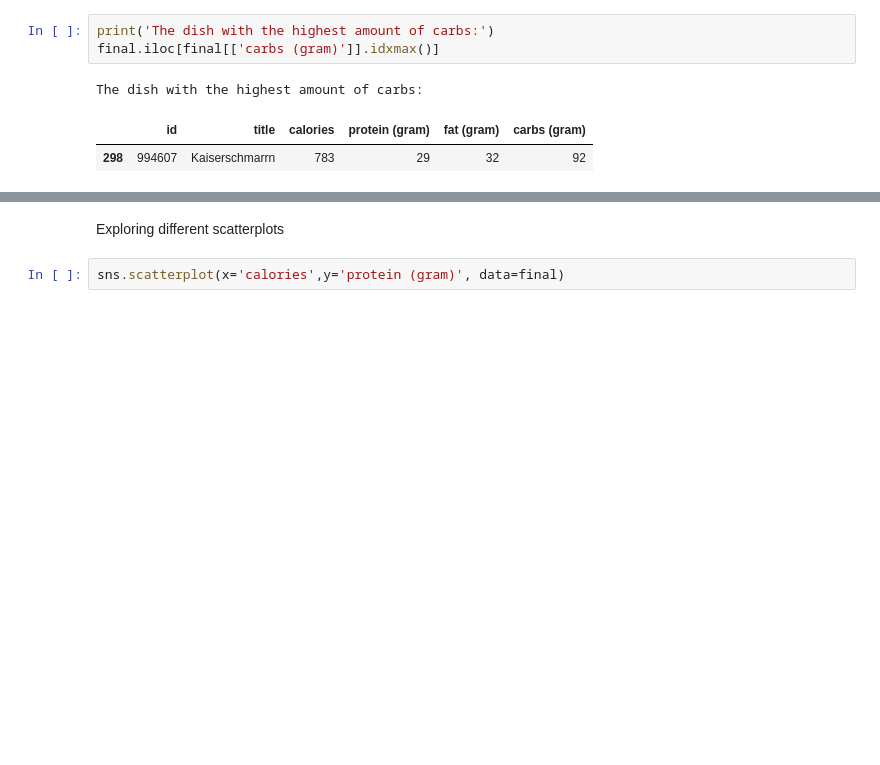
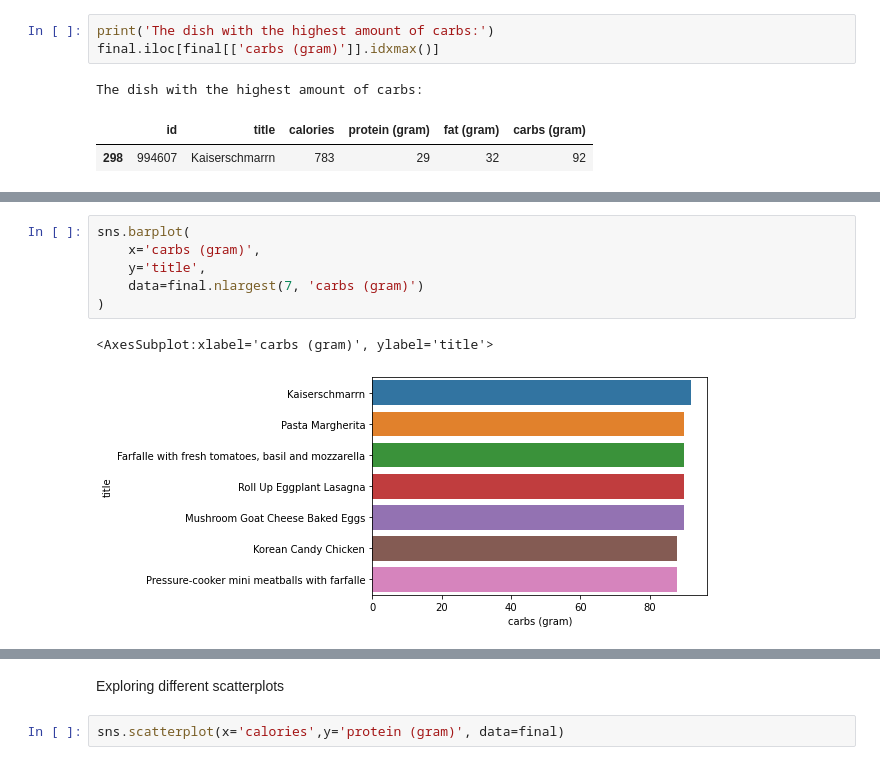
Before and after one commit to naomizubeldia/Spoonacular-Recipe-Nutrients-Dataset, a Jupyter notebook: EDA.ipynb, the cells around one changed output, grey strips where cells are left out. Saved outputs shown, nothing was run; the diff lists cells and outputs as text; blank space fills up the shorter version.

```diff
--- a/EDA.ipynb
+++ b/EDA.ipynb
@@ -106,0 +118,9 @@ The dish with the highest amount of carbs:
+# %%
+sns.barplot(
+    x='carbs (gram)',
+    y='title',
+    data=final.nlargest(7, 'carbs (gram)')
+)
+# %% [output]
+<AxesSubplot:xlabel='carbs (gram)', ylabel='title'>
+[figure, added]
```
Also changed, not shown: parts of 4 cells of this notebook.
